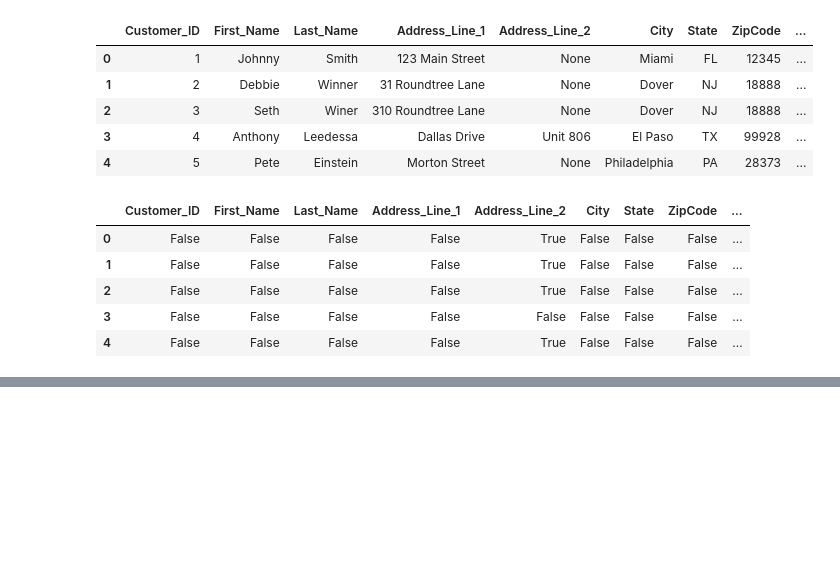
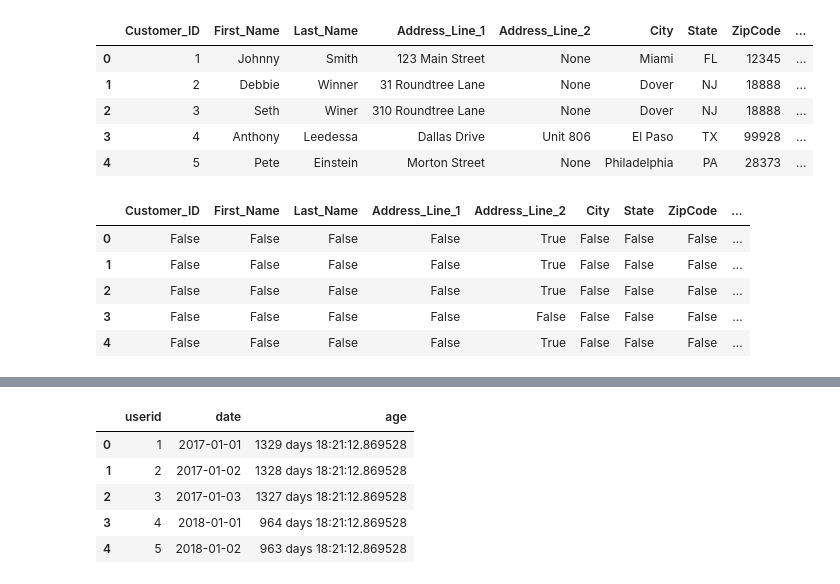
Before and after one commit to ewalsh/practicalDAwithPy, a Jupyter notebook: prac_da.ipynb, the cells around one changed output, grey strips where cells are left out. Saved outputs shown, nothing was run; the diff lists cells and outputs as text; code cells hidden in the pictures; blank space fills up the shorter version.

```diff
--- a/prac_da.ipynb
+++ b/prac_da.ipynb
@@ -50,0 +117,3 @@ pd.isnull(df_customers)
+# %%
+df_churn_clean = pd.read_csv('./data/user_hits_binning_import.csv', parse_dates=['date'])
+df_churn_clean.head()
@@ -50,0 +129,3 @@ pd.isnull(df_customers)
+# %%
+now = pd.to_datetime('now')
+now
@@ -50,0 +134,10 @@ pd.isnull(df_customers)
+# %%
+df_churn_clean['age'] = now - df_churn_clean['date']
+df_churn_clean.head()
+# %% [output]
+|  | userid | date | age |
+| 0 | 1 | 2017-01-01 | 1329 days 18:21:12.869528 |
+| 1 | 2 | 2017-01-02 | 1328 days 18:21:12.869528 |
+| 2 | 3 | 2017-01-03 | 1327 days 18:21:12.869528 |
+| 3 | 4 | 2018-01-01 | 964 days 18:21:12.869528 |
+| 4 | 5 | 2018-01-02 | 963 days 18:21:12.869528 |
```
Also changed, not shown: parts of 13 cells of this notebook, 4 other files.
